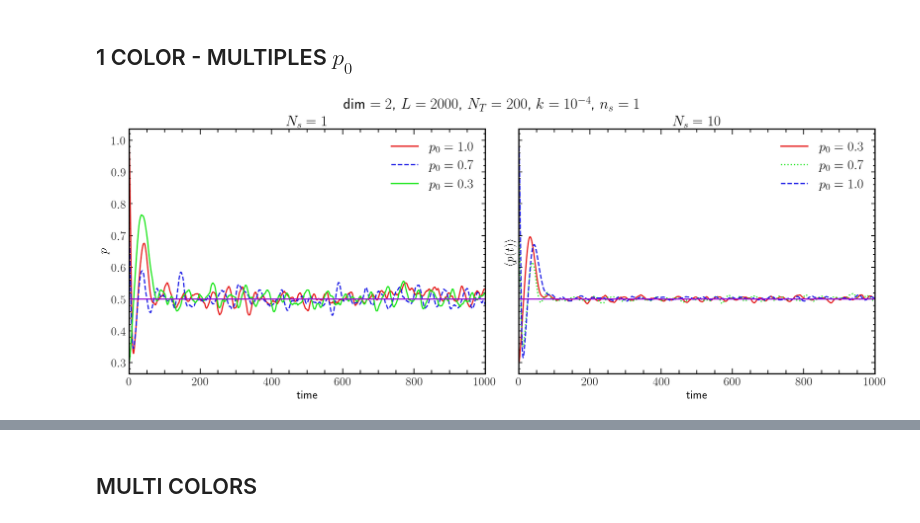
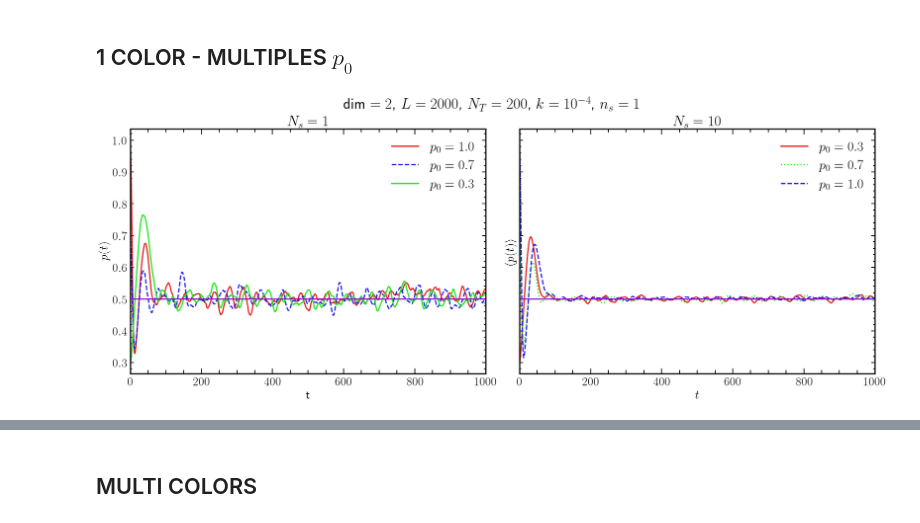
Before and after one commit to JuniorAlencar/self_organization_percolation, a Jupyter notebook: jupyter/TimeSeries_Analysis_2D.ipynb, the cells around one changed output, grey strips where cells are left out. Saved outputs shown, nothing was run; the diff lists cells and outputs as text; code cells hidden in the pictures.

Commit message:
update time series

```diff
--- a/jupyter/TimeSeries_Analysis_2D.ipynb
+++ b/jupyter/TimeSeries_Analysis_2D.ipynb
@@ -85,34 +85,34 @@ ax[0].plot(t3, pt3, ls='-',  lw=lw, color=colors_used[2], label=r"$p_0 = 0.3$")
 
 ax[0].axhline(y=pc, color="darkviolet", lw=lw)
 ax[0].set_xlim(0, 1000)
-ax[0].set_xlabel("time")
-ax[0].set_ylabel(r"$p$")
+ax[0].set_xlabel("t")
+ax[0].set_ylabel(r"$p(t)$")
 ax[0].set_title(r"$N_s = 1$")
 ax[0].legend(fontsize=22)
 
 # Painel direito
 for p0_val in sorted(bundle.keys()):
     data = bundle[p0_val]["orders"][order_mean]
     time = data["time"]
     pt_mean = data["pt_mean"]
 
     ax[1].plot(time, pt_mean, lw=lw, label=fr"$p_0 = {p0_val:.1f}$")
 
 ax[1].axhline(y=pc, color="darkviolet", lw=lw)
 ax[1].set_xlim(0, 1000)
-ax[1].set_xlabel("time")
+ax[1].set_xlabel("$t$")
 ax[1].set_ylabel(r"$\langle p(t)\rangle$")
 ax[1].set_title(r"$N_s = 10$")
 ax[1].legend(fontsize=22)
 for a in ax:
     a.minorticks_on()
     a.tick_params(axis='y', which='major', left=True, right=True, labelleft=False, length=6)
     a.tick_params(axis='y', which='minor', left=True, right=True, labelleft=False, length=3)
 
 ax[0].tick_params(axis='y', which='major', labelleft=True)
 
 fig.suptitle(r"dim $= 2$, $L = 2000$, $N_T = 200$, $k=10^{{{-4}}}$, $n_s = 1$", fontsize=25)
 plt.savefig(results_folder + "/Multiple_p0.pdf")
 plt.show()
 # %% [output]
-[figure, old version]
+[figure, new version]
```
Also changed, not shown: parts of 1 cell of this notebook, 2 other files.
